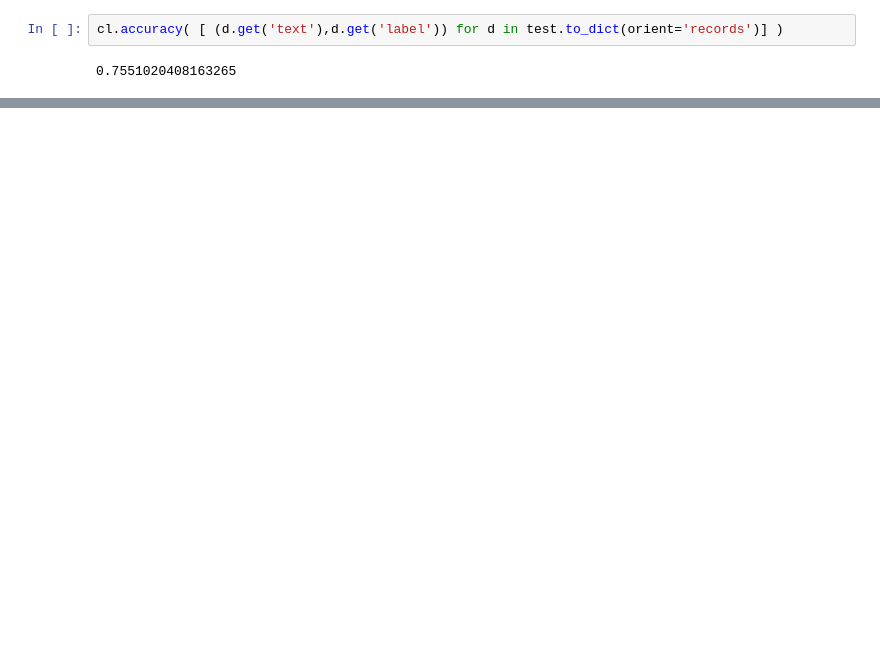
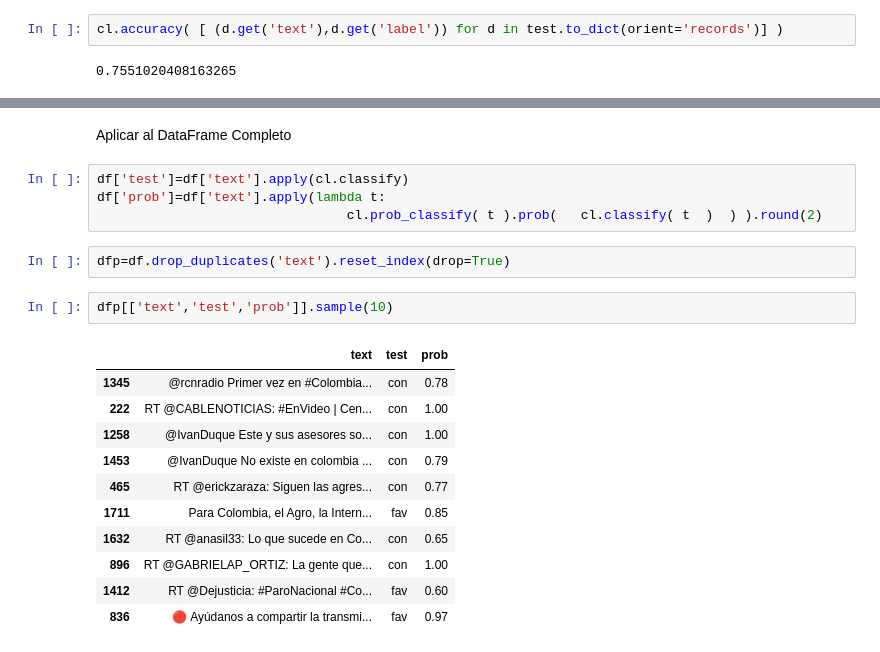
Before and after one commit to restrepo/twitter, a Jupyter notebook: senti.ipynb, the cells around one changed output, grey strips where cells are left out. Saved outputs shown, nothing was run; the diff lists cells and outputs as text; blank space fills up the shorter version.

```diff
--- a/senti.ipynb
+++ b/senti.ipynb
@@ -237,0 +218,22 @@ cl.accuracy( [ (d.get('text'),d.get('label')) for d in test.to_dict(orient='reco
+# %% [markdown]
+Aplicar al DataFrame Completo
+# %%
+df['test']=df['text'].apply(cl.classify)
+df['prob']=df['text'].apply(lambda t:
+                                cl.prob_classify( t ).prob(   cl.classify( t  )  ) ).round(2)
+# %%
+dfp=df.drop_duplicates('text').reset_index(drop=True)
+# %%
+dfp[['text','test','prob']].sample(10)
+# %% [output]
+|  | text | test | prob |
+| 1345 | @rcnradio Primer vez en #Colombia... | con | 0.78 |
+| 222 | RT @CABLENOTICIAS: #EnVideo | Cen... | con | 1.00 |
+| 1258 | @IvanDuque Este y sus asesores so... | con | 1.00 |
+| 1453 | @IvanDuque No existe en colombia ... | con | 0.79 |
+| 465 | RT @erickzaraza: Siguen las agres... | con | 0.77 |
+| 1711 | Para Colombia, el Agro, la Intern... | fav | 0.85 |
+| 1632 | RT @anasil33: Lo que sucede en Co... | con | 0.65 |
+| 896 | RT @GABRIELAP_ORTIZ: La gente que... | con | 1.00 |
+| 1412 | RT @Dejusticia: #ParoNacional #Co... | fav | 0.60 |
+| 836 | 🔴 Ayúdanos a compartir la transmi... | fav | 0.97 |
```
Also changed, not shown: parts of 39 cells of this notebook, 2 other files.
